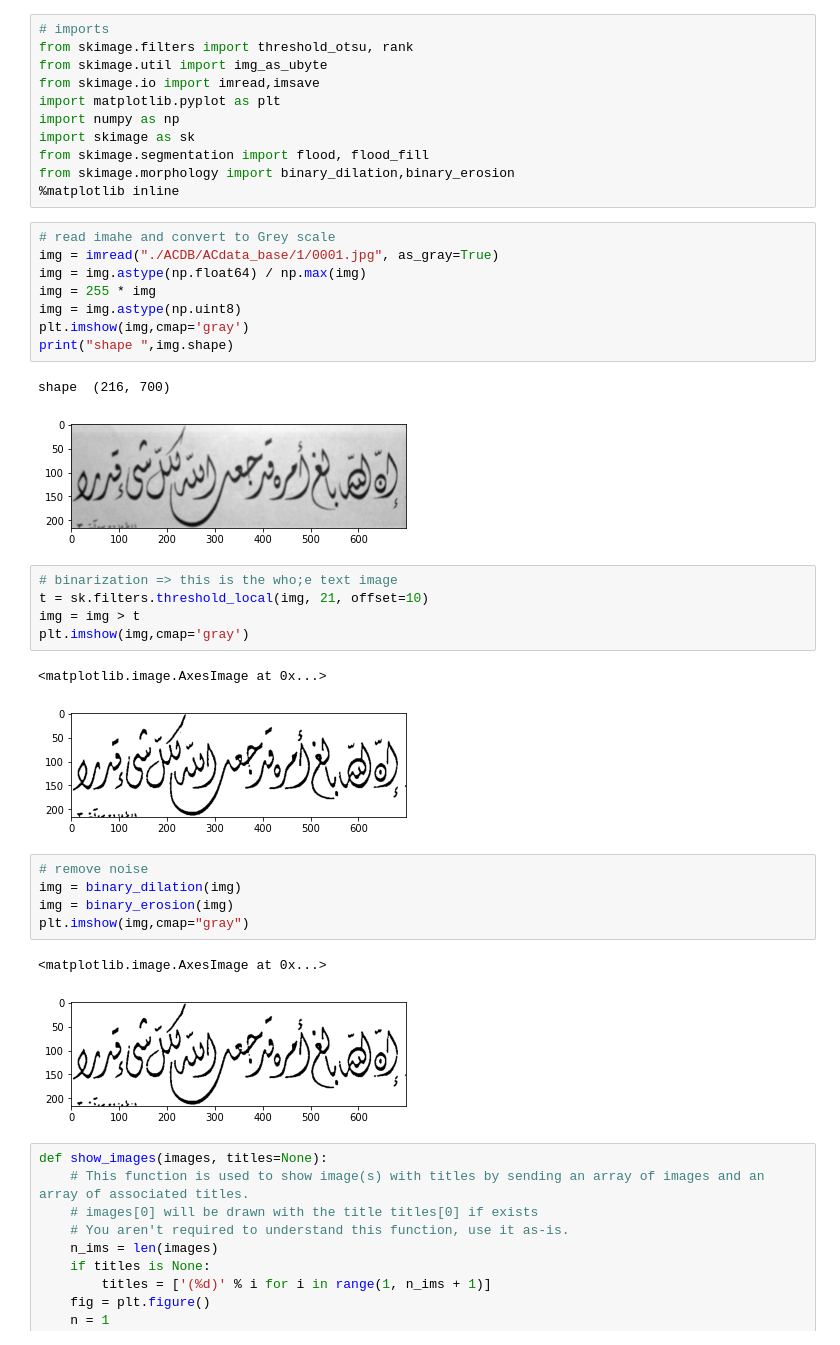
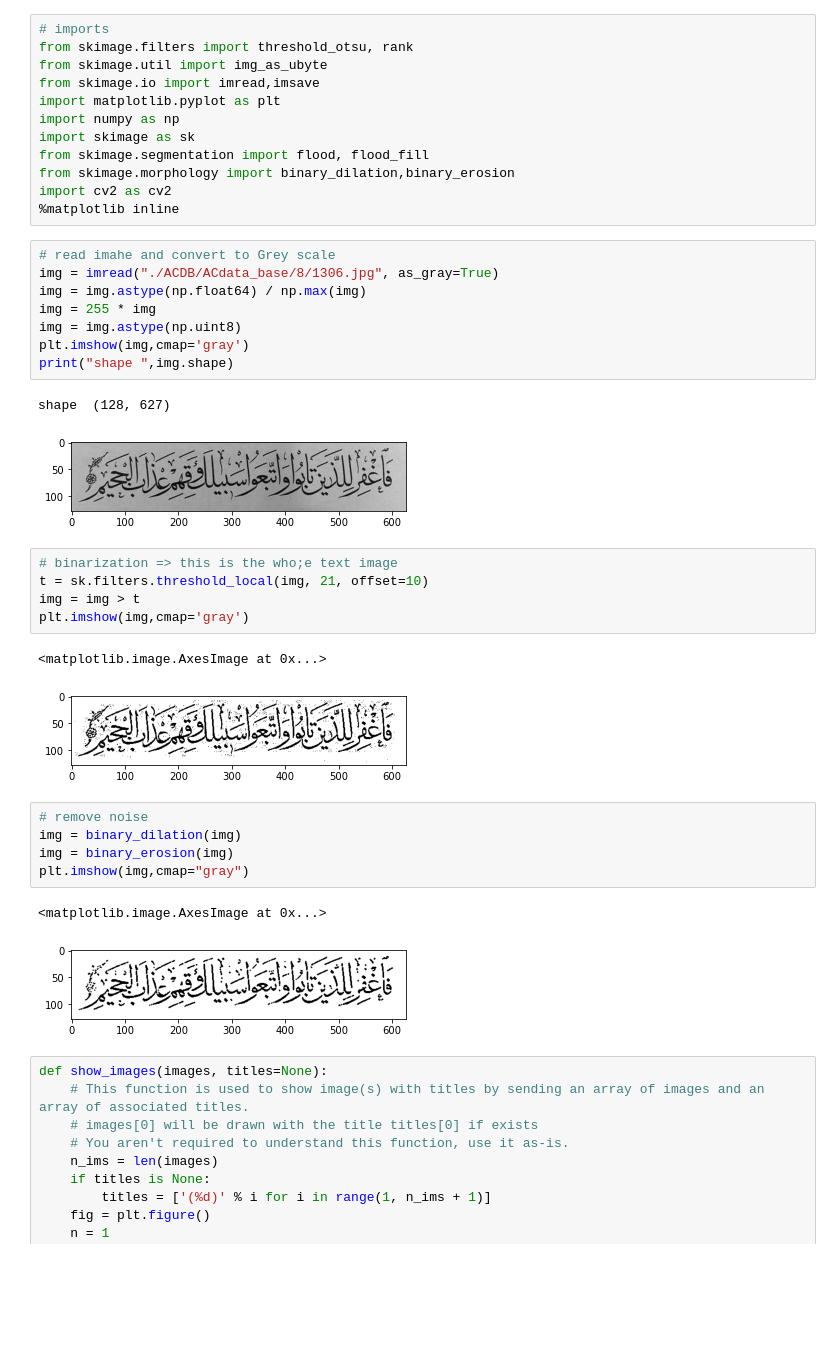
Before and after one commit to abdallahabusedo/Arabico, a Jupyter notebook: text_extraction.ipynb, the cells around one changed output. Cells and saved outputs as stored; diff of their text form; blank space fills up the shorter version.

Commit message:
shape matching

```diff
--- a/text_extraction.ipynb
+++ b/text_extraction.ipynb
@@ -8,18 +8,19 @@ import numpy as np
 import skimage as sk
 from skimage.segmentation import flood, flood_fill
 from skimage.morphology import binary_dilation,binary_erosion
+import cv2 as cv2
 %matplotlib inline
 # %%
 # read imahe and convert to Grey scale
-img = imread("./ACDB/ACdata_base/1/0001.jpg", as_gray=True)
+img = imread("./ACDB/ACdata_base/8/1306.jpg", as_gray=True)
 img = img.astype(np.float64) / np.max(img)
 img = 255 * img
 img = img.astype(np.uint8)
 plt.imshow(img,cmap='gray')
 print("shape ",img.shape)
 # %% [output]
-shape  (216, 700)
+shape  (128, 627)
-[figure, old version]
+[figure, new version]
 # %%
 # binarization => this is the who;e text image
 t = sk.filters.threshold_local(img, 21, offset=10)
@@ -27,7 +28,7 @@ img = img > t
 plt.imshow(img,cmap='gray')
 # %% [output]
 <matplotlib.image.AxesImage at 0x...>
-[figure, old version]
+[figure, new version]
 # %%
 # remove noise
 img = binary_dilation(img)
@@ -35,7 +36,7 @@ img = binary_erosion(img)
 plt.imshow(img,cmap="gray")
 # %% [output]
 <matplotlib.image.AxesImage at 0x...>
-[figure, old version]
+[figure, new version]
 # %%
 def show_images(images, titles=None):
     # This function is used to show image(s) with titles by sending an array of images and an array of associated titles.
```
Also changed, not shown: parts of 3 cells of this notebook, 2 other files.
